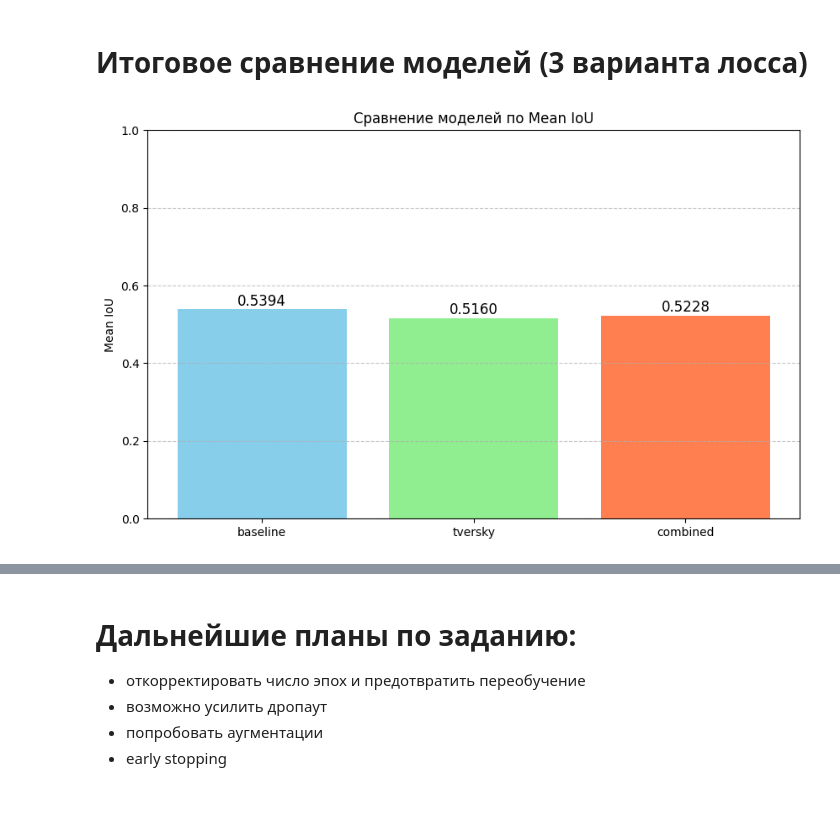
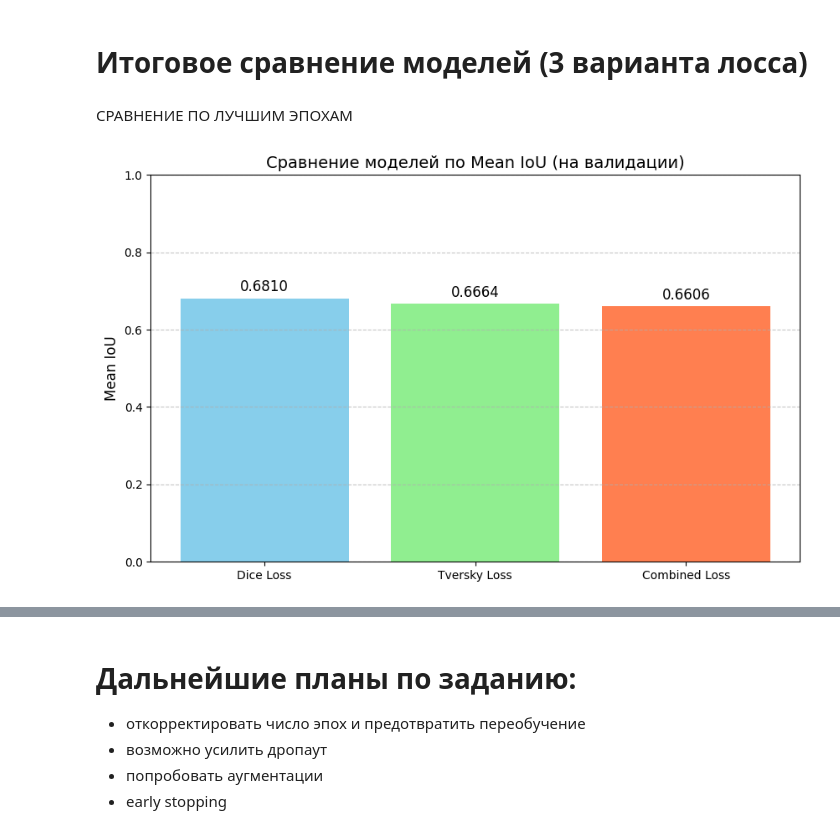
Before and after one commit to marymikkey/SKOLTECH_DL_CL, a Jupyter notebook: Task2/Pavement_Crack_Detection_SemSegm_Mary.ipynb, the cells around one changed output, grey strips where cells are left out. Drawn from its saved outputs; the diff is of its cells as text; code cells hidden in the pictures; blank space fills up the shorter version.

```diff
--- a/Task2/Pavement_Crack_Detection_SemSegm_Mary (8).ipynb
+++ b/Task2/Pavement_Crack_Detection_SemSegm_Mary.ipynb
@@ -1378,21 +1374,24 @@ metrics = {}
-# %%
-for loss in loss_variants:
-    path = f"{base_path}/{loss}/mean_iou.txt"
-    with open(path, "r") as f:
-        mean_iou = float(f.read().strip().split(":")[-1])
-    metrics[loss] = mean_iou
+# %% [markdown]
+СРАВНЕНИЕ ПО ЛУЧШИМ ЭПОХАМ
+# %%
+metrics_ls = {
+    "Dice Loss": 0.6810,
+    "Tversky Loss": 0.6664,
+    "Combined Loss": 0.6606
+}
 # %%
-fig, ax = plt.subplots(figsize=(10,6))
+fig, ax = plt.subplots(figsize=(10, 6))
 
-ax.bar(metrics.keys(), metrics.values(), color=['skyblue', 'lightgreen', 'coral'])
+bars = ax.bar(metrics_ls.keys(), metrics_ls.values(), color=['skyblue', 'lightgreen', 'coral'])
 ax.set_ylim(0, 1)
-ax.set_ylabel("Mean IoU")
-ax.set_title("Сравнение моделей по Mean IoU")
+ax.set_ylabel("Mean IoU", fontsize=12)
+ax.set_title("Сравнение моделей по Mean IoU (на валидации)", fontsize=14)
 
-for loss, iou in metrics.items():
-    ax.text(loss, iou + 0.01, f"{iou:.4f}", ha='center', fontsize=12)
+for bar in bars:
+    height = bar.get_height()
+    ax.text(bar.get_x() + bar.get_width()/2, height + 0.01, f"{height:.4f}",
+            ha='center', va='bottom', fontsize=12)
 
 plt.grid(axis='y', linestyle='--', alpha=0.7)
-plt.show()
 # %% [output]
-[figure, old version]
+[figure, new version]
```
Also changed, not shown: parts of 38 cells of this notebook, 1 other file.
